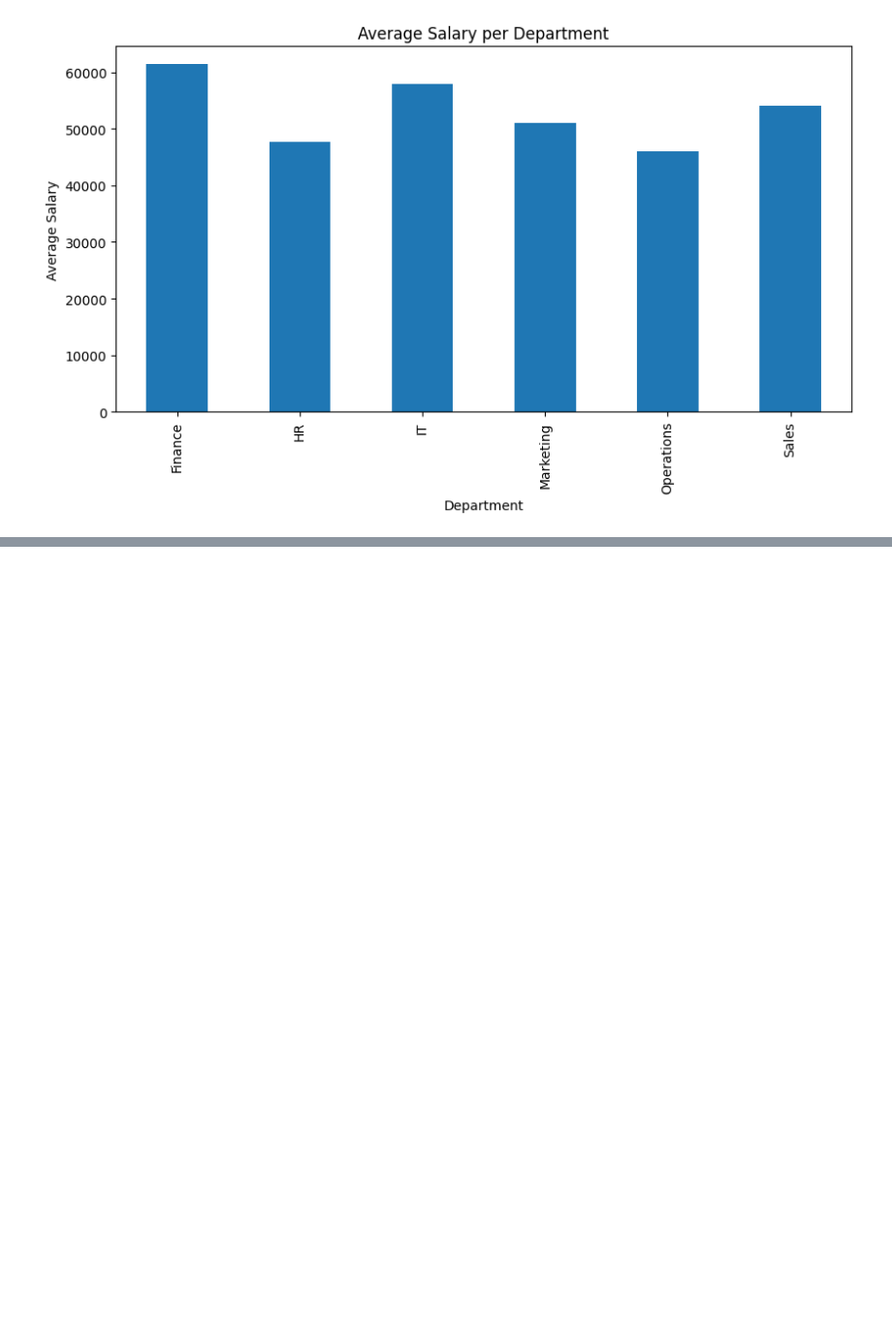
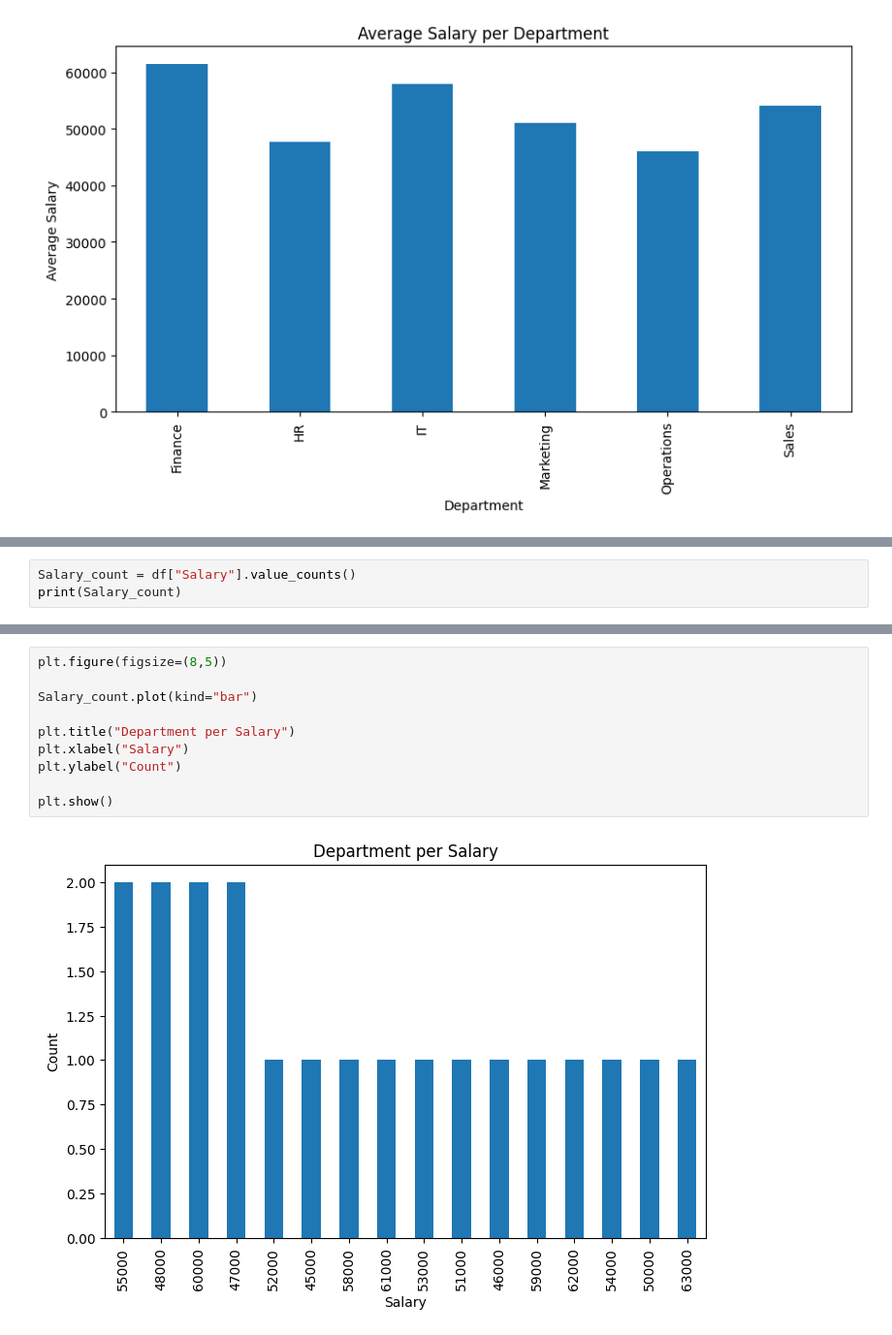
Before and after one commit to mohinilodhi/data---analysis-projects, a Jupyter notebook: Employee_Data_Anylsis.ipynb, the cells around one changed output, grey strips where cells are left out. Shown at 97% size. Saved outputs shown, nothing was run; the diff lists cells and outputs as text; blank space fills up the shorter version.

```diff
--- a/Employee_Data_Anylsis.ipynb
+++ b/Employee_Data_Anylsis.ipynb
@@ -194,0 +276,3 @@ plt.show()
+# %%
+Salary_count = df["Salary"].value_counts()
+print(Salary_count)
@@ -194,0 +298,12 @@ plt.show()
+# %%
+plt.figure(figsize=(8,5))
+
+Salary_count.plot(kind="bar")
+
+plt.title("Department per Salary")
+plt.xlabel("Salary")
+plt.ylabel("Count")
+
+plt.show()
+# %% [output]
+[figure, added]
```
Also changed, not shown: parts of 11 cells of this notebook.
